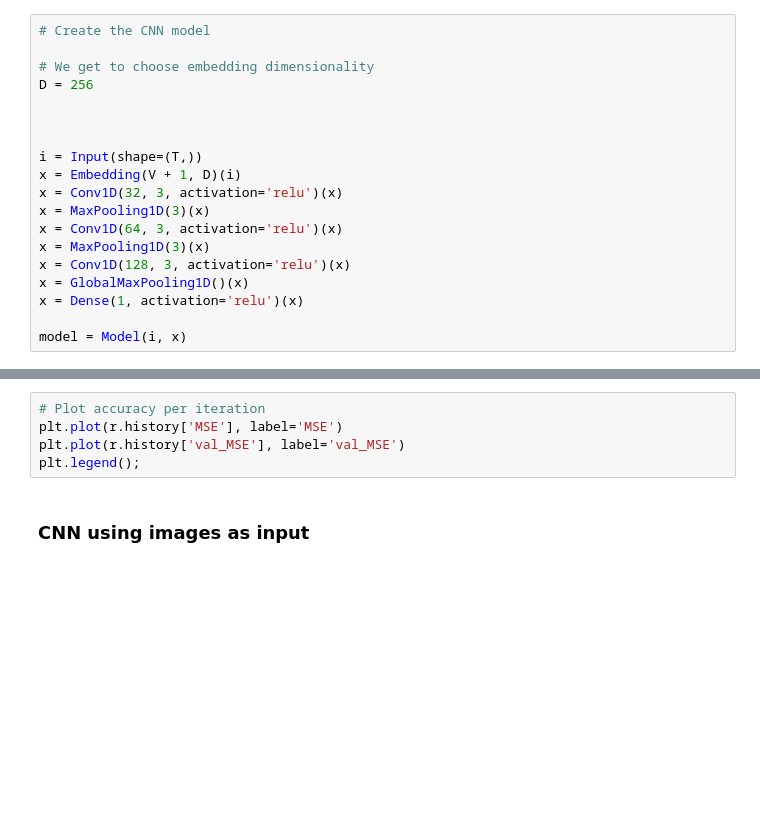
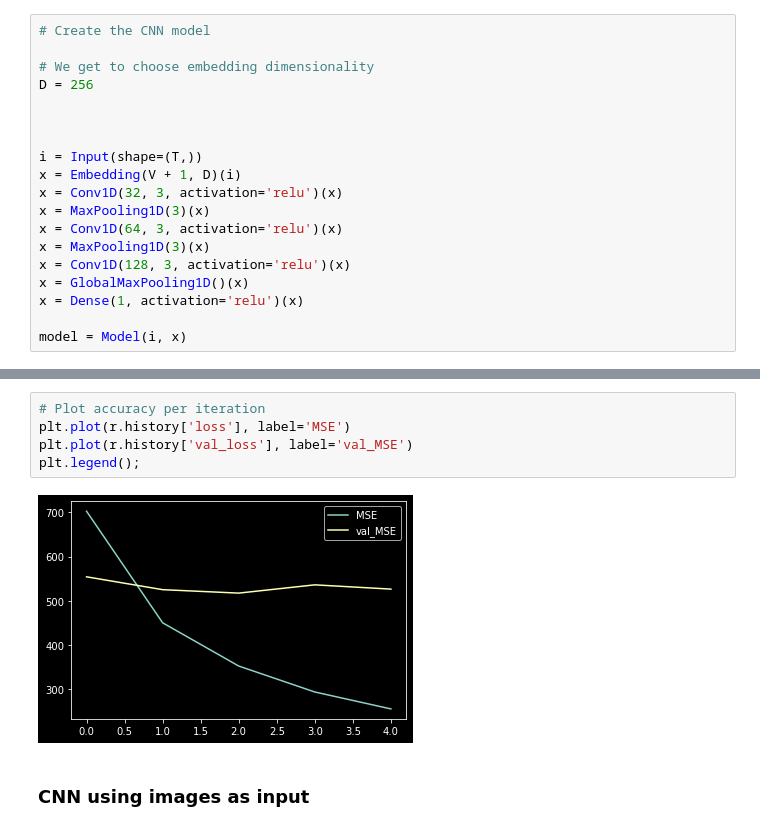
Before and after one commit to ddey117/Neural_Network_Predicting_Reseller_Success_Ebay, a Jupyter notebook: Model_Interpret.ipynb, the cells around one changed output, grey strips where cells are left out. Cells and saved outputs as stored; diff of their text form; blank space fills up the shorter version.

```diff
--- a/Model_Interpret.ipynb
+++ b/Model_Interpret.ipynb
@@ -823,8 +877,10 @@ plt.legend();
 # %%
 # Plot accuracy per iteration
-plt.plot(r.history['MSE'], label='MSE')
-plt.plot(r.history['val_MSE'], label='val_MSE')
+plt.plot(r.history['loss'], label='MSE')
+plt.plot(r.history['val_loss'], label='val_MSE')
 plt.legend();
+# %% [output]
+[figure, added]
 # %% [markdown]
 ### CNN using images as input
 # %%
```
Also changed, not shown: parts of 17 cells of this notebook, 13 other files.
